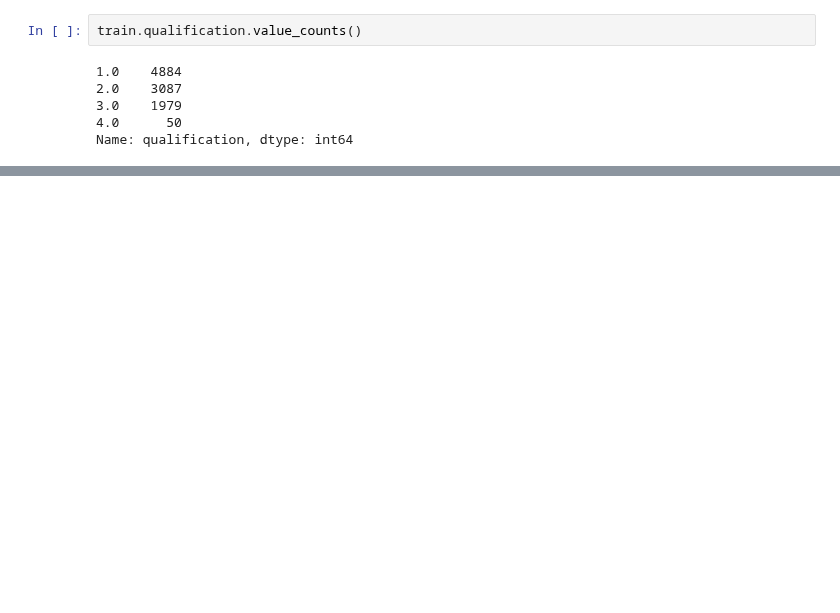
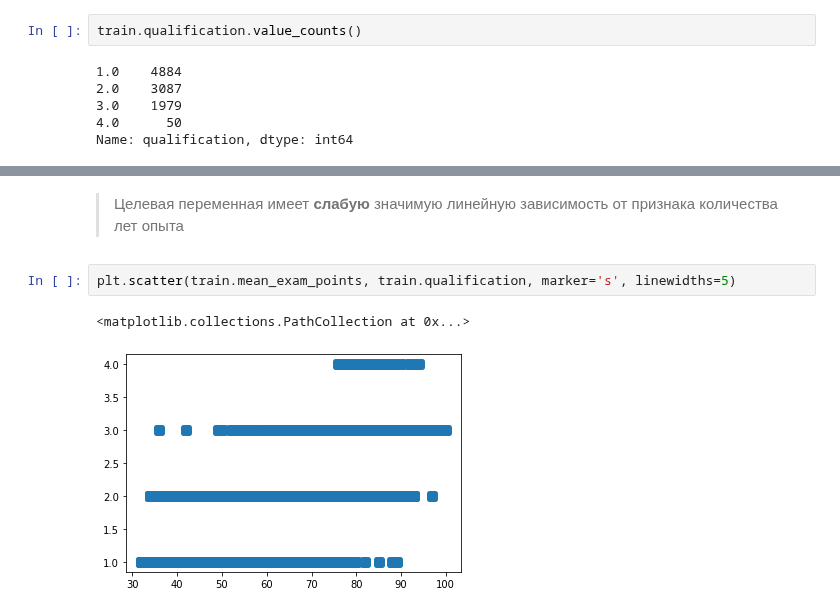
Before and after one commit to alex-chin/gb_data_analysis, a Jupyter notebook: project/math_exam.ipynb, the cells around one changed output, grey strips where cells are left out. Drawn from its saved outputs; the diff is of its cells as text; blank space fills up the shorter version.

```diff
--- a/project/math_exam.ipynb
+++ b/project/math_exam.ipynb
@@ -272,0 +385,7 @@ Name: qualification, dtype: int64
+# %% [markdown]
+> Целевая переменная имеет **слабую** значимую линейную зависимость от признака количества лет опыта
+# %%
+plt.scatter(train.mean_exam_points, train.qualification, marker='s', linewidths=5)
+# %% [output]
+<matplotlib.collections.PathCollection at 0x...>
+[figure, added]
```
Also changed, not shown: parts of 43 cells of this notebook.
